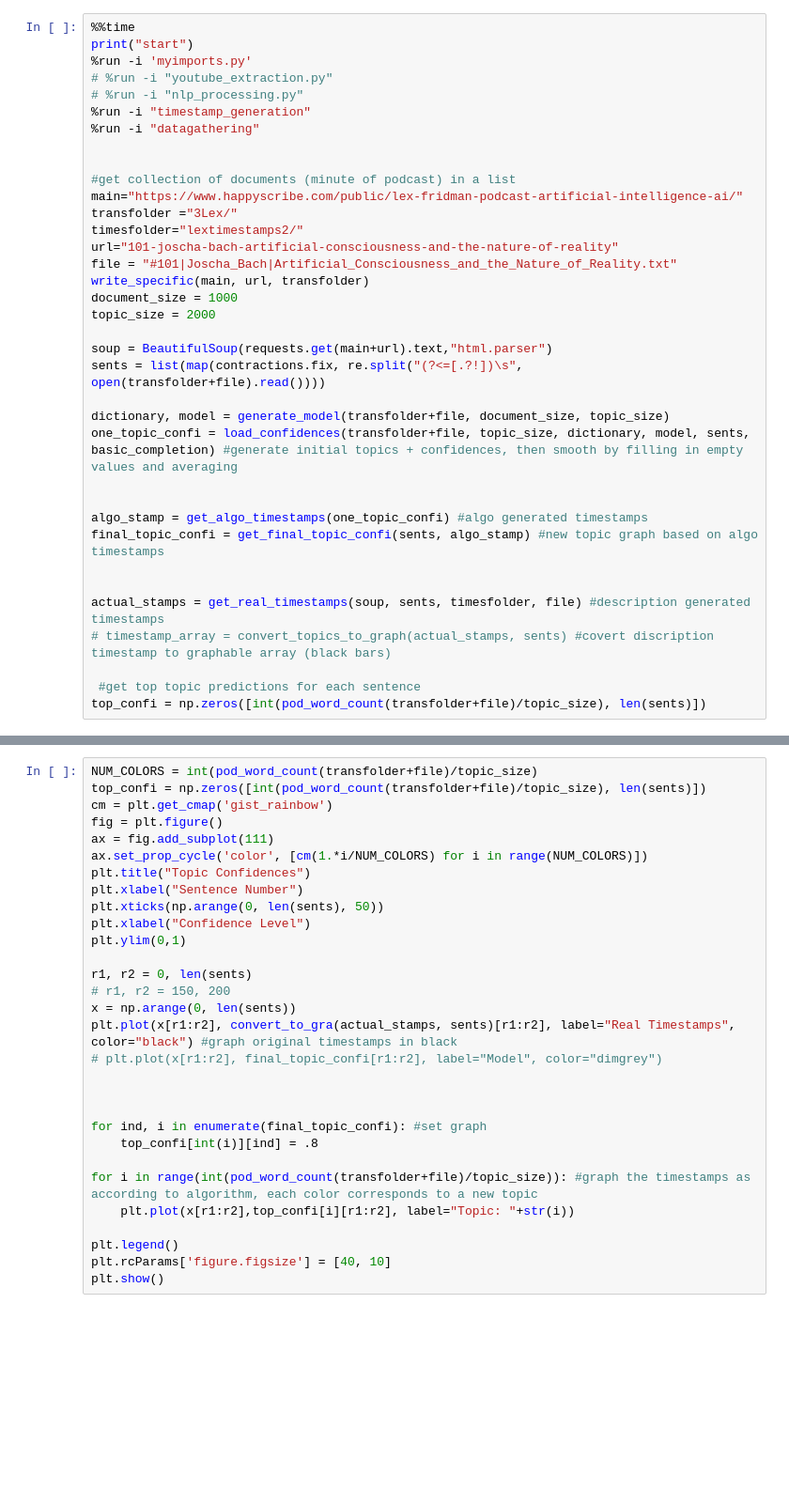
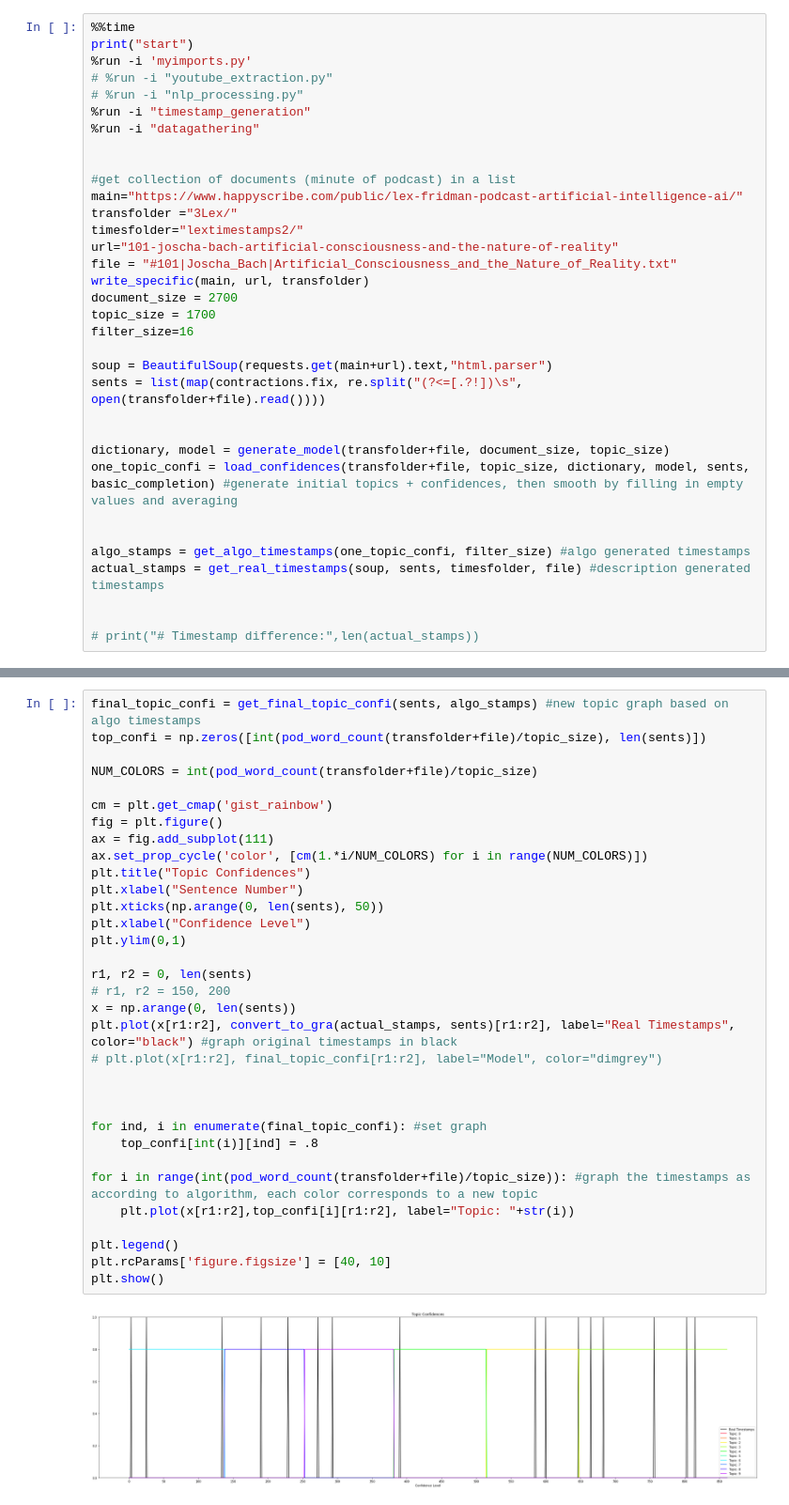
Before and after one commit to Empyr3an/Checkra, a Jupyter notebook: timestamps.ipynb, the cells around one changed output, grey strips where cells are left out. Shown at 94% size. Drawn from its saved outputs; the diff is of its cells as text; blank space fills up the shorter version.

Commit message:
finalized machine learning handin

```diff
--- a/timestamps.ipynb
+++ b/timestamps.ipynb
@@ -15,22 +15,20 @@ timesfolder="lextimestamps2/"
 url="101-joscha-bach-artificial-consciousness-and-the-nature-of-reality"
 file = "#101|Joscha_Bach|Artificial_Consciousness_and_the_Nature_of_Reality.txt"
 write_specific(main, url, transfolder)
-document_size = 1000
-topic_size = 2000
+document_size = 2700
+topic_size = 1700
+filter_size=16
 
 soup = BeautifulSoup(requests.get(main+url).text,"html.parser")
 sents = list(map(contractions.fix, re.split("(?<=[.?!])\s", open(transfolder+file).read())))
+
 
 dictionary, model = generate_model(transfolder+file, document_size, topic_size)
 one_topic_confi = load_confidences(transfolder+file, topic_size, dictionary, model, sents, basic_completion) #generate initial topics + confidences, then smooth by filling in empty values and averaging
 
 
-algo_stamp = get_algo_timestamps(one_topic_confi) #algo generated timestamps
-final_topic_confi = get_final_topic_confi(sents, algo_stamp) #new topic graph based on algo timestamps
+algo_stamps = get_algo_timestamps(one_topic_confi, filter_size) #algo generated timestamps
+actual_stamps = get_real_timestamps(soup, sents, timesfolder, file) #description generated timestamps
 
 
-actual_stamps = get_real_timestamps(soup, sents, timesfolder, file) #description generated timestamps
-# timestamp_array = convert_topics_to_graph(actual_stamps, sents) #covert discription timestamp to graphable array (black bars)
-
- #get top topic predictions for each sentence
-top_confi = np.zeros([int(pod_word_count(transfolder+file)/topic_size), len(sents)])
+# print("# Timestamp difference:",len(actual_stamps))
@@ -40,30 +39,35 @@ print("Algo Timestamps:", len(algo_stamp))
 # %%
+final_topic_confi = get_final_topic_confi(sents, algo_stamps) #new topic graph based on algo timestamps
+top_confi = np.zeros([int(pod_word_count(transfolder+file)/topic_size), len(sents)])
+
 NUM_COLORS = int(pod_word_count(transfolder+file)/topic_size)
-top_confi = np.zeros([int(pod_word_count(transfolder+file)/topic_size), len(sents)])
+
 cm = plt.get_cmap('gist_rainbow')
 fig = plt.figure()
 ax = fig.add_subplot(111)
 ax.set_prop_cycle('color', [cm(1.*i/NUM_COLORS) for i in range(NUM_COLORS)])
 plt.title("Topic Confidences")
 plt.xlabel("Sentence Number")
 plt.xticks(np.arange(0, len(sents), 50))
 plt.xlabel("Confidence Level")
 plt.ylim(0,1)
 
 r1, r2 = 0, len(sents)
 # r1, r2 = 150, 200
 x = np.arange(0, len(sents))
 plt.plot(x[r1:r2], convert_to_gra(actual_stamps, sents)[r1:r2], label="Real Timestamps", color="black") #graph original timestamps in black
 # plt.plot(x[r1:r2], final_topic_confi[r1:r2], label="Model", color="dimgrey")
 
 
 
 for ind, i in enumerate(final_topic_confi): #set graph
     top_confi[int(i)][ind] = .8
 
 for i in range(int(pod_word_count(transfolder+file)/topic_size)): #graph the timestamps as according to algorithm, each color corresponds to a new topic
     plt.plot(x[r1:r2],top_confi[i][r1:r2], label="Topic: "+str(i))
 
 plt.legend()
 plt.rcParams['figure.figsize'] = [40, 10]
 plt.show()
+# %% [output]
+[figure, added]
```
Also changed, not shown: parts of 12 cells of this notebook, 2 other files.
